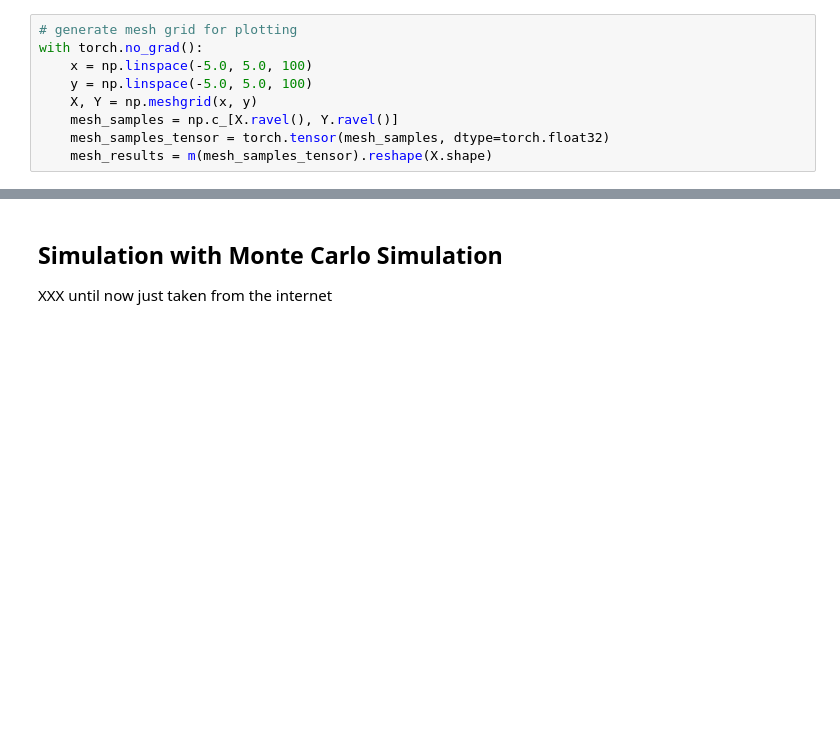
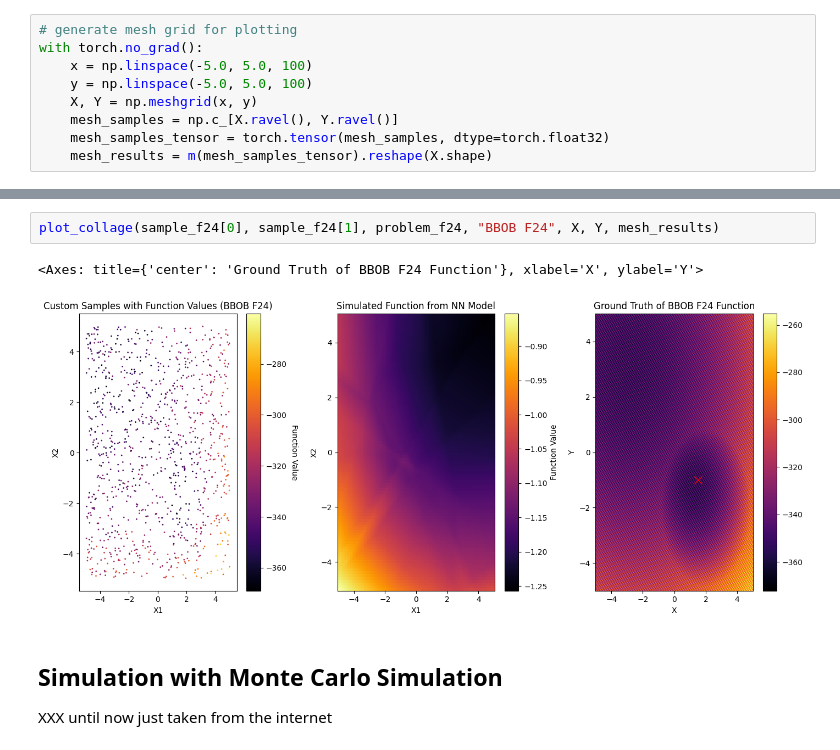
Before and after one commit to mo374z/OptimizationTestfunctionGeneration, a Jupyter notebook: main/function_simulation.ipynb, the cells around one changed output, grey strips where cells are left out. Cells and saved outputs as stored; diff of their text form; blank space fills up the shorter version.

```diff
--- a/main/function_simulation.ipynb
+++ b/main/function_simulation.ipynb
@@ -190,3 +134,8 @@ plt.show()
+# %%
+plot_collage(sample_f24[0], sample_f24[1], problem_f24, "BBOB F24", X, Y, mesh_results)
+# %% [output]
+<Axes: title={'center': 'Ground Truth of BBOB F24 Function'}, xlabel='X', ylabel='Y'>
+[figure, added]
 # %% [markdown]
 ## Simulation with Monte Carlo Simulation
 
```
Also changed, not shown: parts of 18 cells of this notebook, 1 other file.
